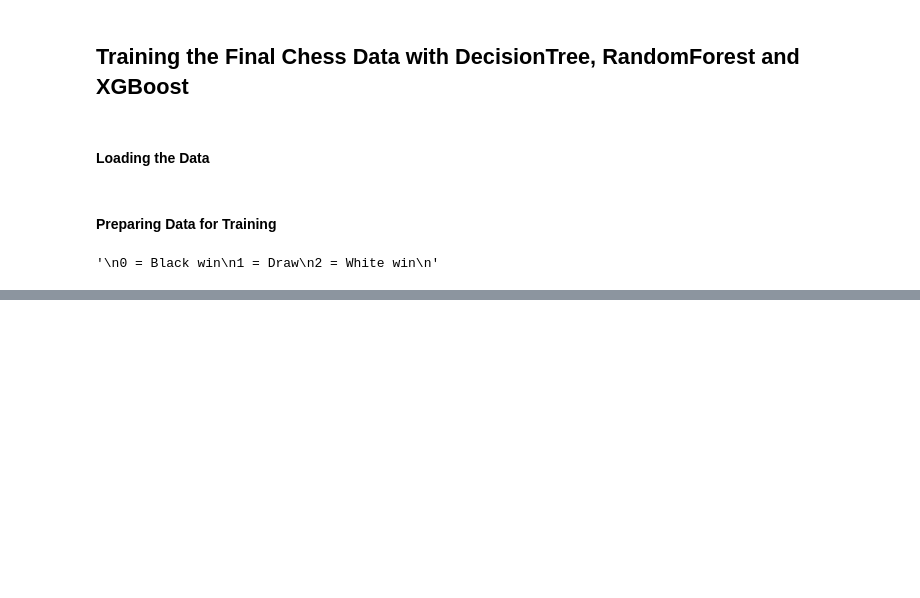
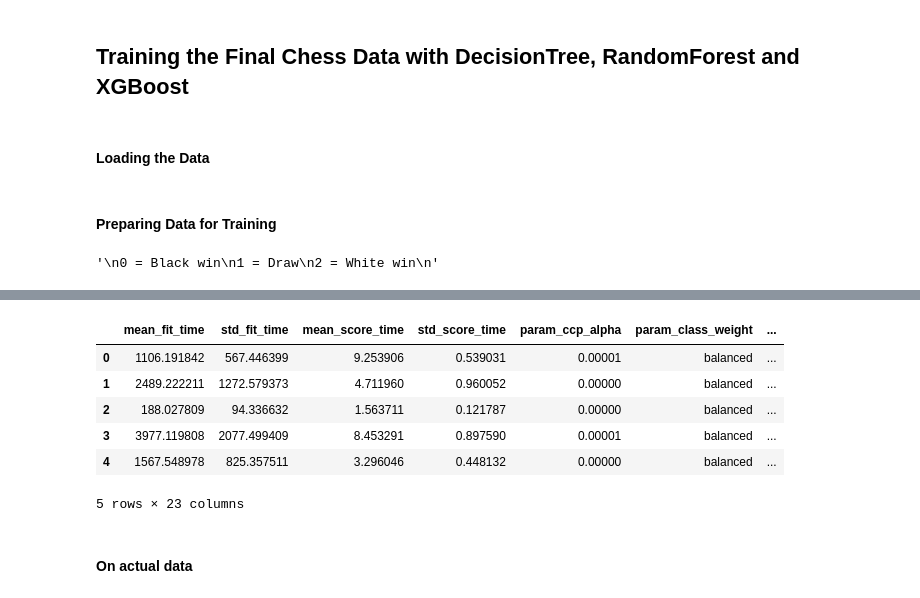
Before and after one commit to v-leela/chess, a Jupyter notebook: notebooks/04_training.ipynb, the cells around one changed output, grey strips where cells are left out. Drawn from its saved outputs; the diff is of its cells as text; code cells hidden in the pictures; blank space fills up the shorter version.

```diff
--- a/notebooks/04_training.ipynb
+++ b/notebooks/04_training.ipynb
@@ -107,8 +160,10 @@ y_srch = y.iloc[sample_indices]
 # %%
 param_grid = {
-    "max_depth": [None, 10, 20, 30, 40, 50],
-    "min_samples_split": [100, 500, 1000, 2000],
-    "min_samples_leaf": [50, 100, 500],
-    "max_features": [None, "sqrt", 0.7],
-    "class_weight": [None, "balanced"]
+    "n_estimators" : randint(99, 699),
+    "max_depth" : [20, 30, 40, 50, 60, None],
+    "min_samples_split" : randint(250, 700),
+    "min_samples_leaf" : randint(51, 400),
+    "max_features" : [None, "sqrt", 0.7],
+    "class_weight" : [None, "balanced"],
+    "ccp_alpha" : [0, 1e-05]
 }
@@ -119,2 +169,0 @@ grid_search = GridSearchCV(DecisionTreeClassifier(criterion="gini", ccp_alpha=0,
-# %%
-grid_search.fit(X_srch, y_srch)
@@ -125,11 +169,0 @@ from sklearn.model_selection import RandomizedSearchCV
-# %%
-param_grid = {
-    "max_depth": [10, 20, 30, 40, 50, None],
-    "min_samples_split": [900, 100, 500],
-    "min_samples_leaf": [50, 100, 200],
-    "max_features": ["sqrt", 0.7],
-    "max_leaf_nodes": [None, 100, 500, 1000],
-    "criterion": ["gini"],
-    "class_weight": [None, "balanced"],
-    "ccp_alpha": [0.0, 1e-5, 1e-4, 1e-3]
-}
@@ -138,3 +170,14 @@ random_search = RandomizedSearchCV(DecisionTreeClassifier(), param_grid, n_iter=
+# %%
+random_search = RandomizedSearchCV(RandomForestClassifier(bootstrap=True, random_state=67, n_jobs=-1, oob_score=True),
+                                   param_distributions=param_grid,
+                                   n_iter=20,
+                                   cv=tscv,
+                                   random_state=67,
+                                   n_jobs=-1,
+                                   scoring="accuracy",
+                                   return_train_score=True,
+                                   verbose=2
+                                   )
 # %%
 random_search.fit(X_srch, y_srch)
 # %% [output]
@@ -157,0 +235,13 @@ np.float64(0.5890559562238249)
+# %%
+results = pd.DataFrame(random_search.cv_results_)
+results.head()
+# %% [output]
+|  | mean_fit_time | std_fit_time | mean_score_time | std_score_time | param_ccp_alpha | param_class_weight | ... |
+| 0 | 1106.191842 | 567.446399 | 9.253906 | 0.539031 | 0.00001 | balanced | ... |
+| 1 | 2489.222211 | 1272.579373 | 4.711960 | 0.960052 | 0.00000 | balanced | ... |
+| 2 | 188.027809 | 94.336632 | 1.563711 | 0.121787 | 0.00000 | balanced | ... |
+| 3 | 3977.119808 | 2077.499409 | 8.453291 | 0.897590 | 0.00001 | balanced | ... |
+| 4 | 1567.548978 | 825.357511 | 3.296046 | 0.448132 | 0.00000 | balanced | ... |
+5 rows × 23 columns
+# %% [markdown]
+#### On actual data
```
Also changed, not shown: parts of 45 cells of this notebook, 3 other files.
